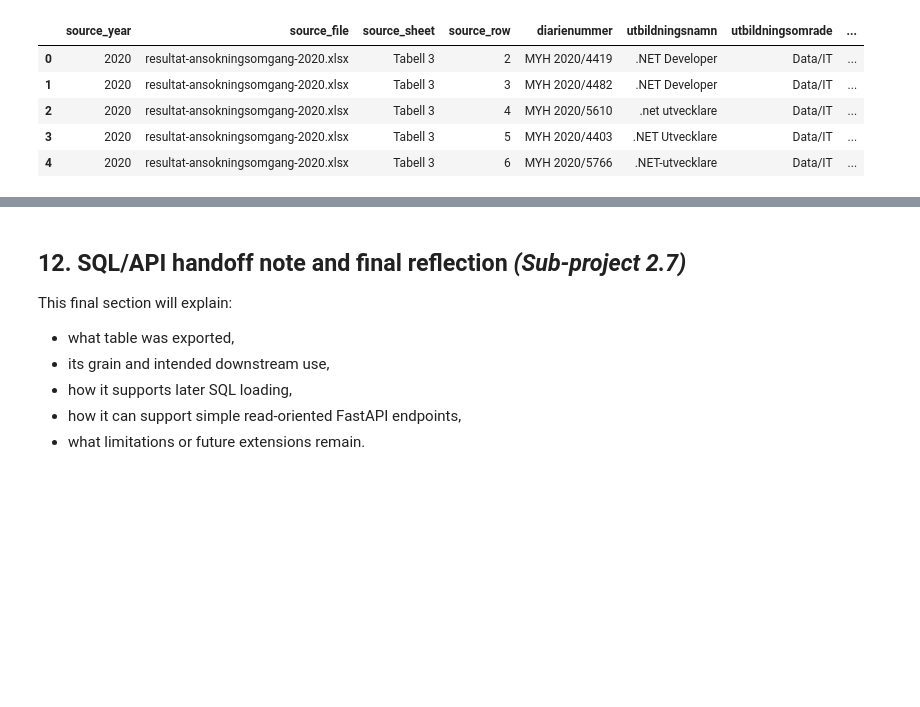
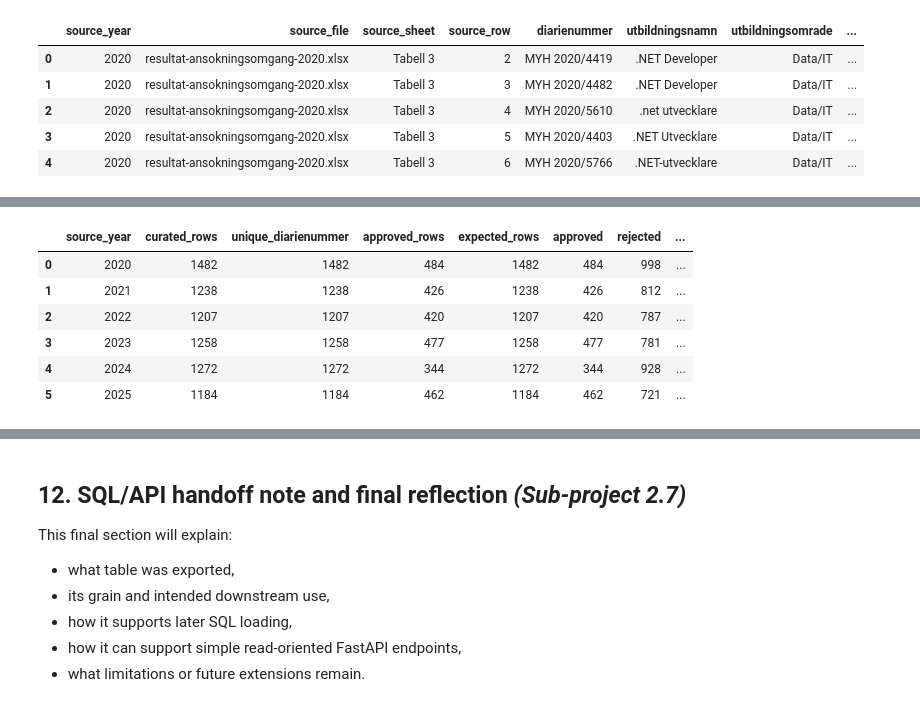
Before and after one commit to GhaneJ/Data_Pipelines, a Jupyter notebook: part_2/main.ipynb, the cells around one changed output, grey strips where cells are left out. Saved outputs shown, nothing was run; the diff lists cells and outputs as text; code cells hidden in the pictures; blank space fills up the shorter version.

Commit message:
test(part-2): add curated dataset validation and quality checks

```diff
--- a/part_2/main.ipynb
+++ b/part_2/main.ipynb
@@ -1787,0 +2164,94 @@ This section will later implement stronger-than-minimal confidence checks, such
+# %%
+decision_counts_by_year = (
+    curated_applications.groupby(["source_year", "beslut_normalized"], dropna=False)
+    .size()
+    .unstack(fill_value=0)
+    .reindex(columns=["approved", "rejected", "withdrawn"], fill_value=0)
+    .reset_index()
+)
+
+yearwise_curated_summary = (
+    curated_applications.groupby("source_year")
+    .agg(
+        curated_rows=("diarienummer", "size"),
+        unique_diarienummer=("diarienummer", "nunique"),
+        approved_rows=("is_approved", lambda values: int(values.eq(True).sum())),
+    )
+    .reset_index()
+    .merge(
+        row_count_validation[["source_year", "expected_rows"]],
+        on="source_year",
+        how="left",
+    )
+    .merge(decision_counts_by_year, on="source_year", how="left")
+    .sort_values("source_year")
+    .reset_index(drop=True)
+)
+
+yearwise_curated_summary["row_count_matches_profile"] = (
+    yearwise_curated_summary["curated_rows"] == yearwise_curated_summary["expected_rows"]
+)
+yearwise_curated_summary["key_count_matches_rows"] = (
+    yearwise_curated_summary["curated_rows"] == yearwise_curated_summary["unique_diarienummer"]
+)
+yearwise_curated_summary["decision_counts_reconcile"] = (
+    yearwise_curated_summary[["approved", "rejected", "withdrawn"]].sum(axis=1)
+    == yearwise_curated_summary["curated_rows"]
+)
+yearwise_curated_summary["approval_rate_percent"] = (
+    yearwise_curated_summary["approved_rows"]
+    / yearwise_curated_summary["curated_rows"]
+    * 100
+).round(1)
+
+yearwise_row_counts_match_profile_ok = yearwise_curated_summary["row_count_matches_profile"].all()
+yearwise_key_counts_match_rows_ok = yearwise_curated_summary["key_count_matches_rows"].all()
+yearwise_decision_counts_reconcile_ok = yearwise_curated_summary["decision_counts_reconcile"].all()
+
+quality_gate_summary = pd.DataFrame(
+    [
+        {
+            "quality_gate": "Core curated identity/domain checks",
+            "passed": bool(curated_validation_summary["passed"].all()),
+            "evidence": f"{int(curated_validation_summary['passed'].sum())}/{len(curated_validation_summary)} checks passed",
+        },
+        {
+            "quality_gate": "Missingness review and structural-null interpretation",
+            "passed": bool(missingness_quality_summary["passed"].all()),
+            "evidence": f"{int(missingness_quality_summary['passed'].sum())}/{len(missingness_quality_summary)} checks passed",
+        },
+        {
+            "quality_gate": "Year-wise row counts match the profiled Tabell 3 totals",
+            "passed": bool(yearwise_row_counts_match_profile_ok),
+            "evidence": "All six years reconcile",
+        },
+        {
+            "quality_gate": "Year-wise application key counts match row counts",
+            "passed": bool(yearwise_key_counts_match_rows_ok),
+            "evidence": "No within-year duplicate application identifiers",
+        },
+        {
+            "quality_gate": "Year-wise normalized decision counts reconcile to row counts",
+            "passed": bool(yearwise_decision_counts_reconcile_ok),
+            "evidence": "Approved + rejected + withdrawn equals yearly total",
+        },
+    ]
+)
+
+validated_curated_dataset_ready_ok = bool(quality_gate_summary["passed"].all())
+
+display(yearwise_curated_summary)
+display(quality_gate_summary)
+
+assert yearwise_row_counts_match_profile_ok, "Each curated year should match the profiled source-row count."
+assert yearwise_key_counts_match_rows_ok, "Each year's application identifiers should remain unique."
+assert yearwise_decision_counts_reconcile_ok, "Decision counts should reconcile to each yearly row count."
+assert validated_curated_dataset_ready_ok, "The curated dataset must pass the full 2.6 quality gate before export."
+# %% [output]
+|  | source_year | curated_rows | unique_diarienummer | approved_rows | expected_rows | approved | rejected | ... |
+| 0 | 2020 | 1482 | 1482 | 484 | 1482 | 484 | 998 | ... |
+| 1 | 2021 | 1238 | 1238 | 426 | 1238 | 426 | 812 | ... |
+| 2 | 2022 | 1207 | 1207 | 420 | 1207 | 420 | 787 | ... |
+| 3 | 2023 | 1258 | 1258 | 477 | 1258 | 477 | 781 | ... |
+| 4 | 2024 | 1272 | 1272 | 344 | 1272 | 344 | 928 | ... |
+| 5 | 2025 | 1184 | 1184 | 462 | 1184 | 462 | 721 | ... |
```
Also changed, not shown: parts of 14 cells of this notebook.
